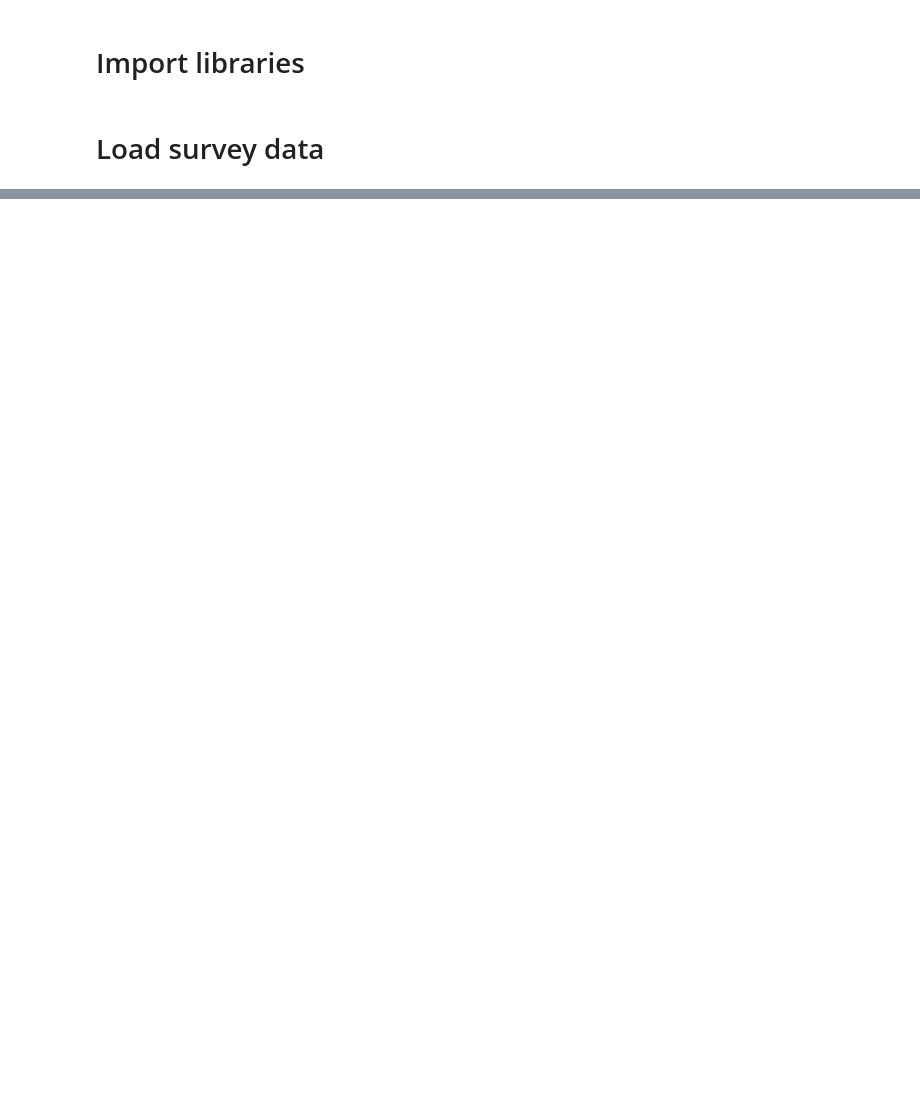
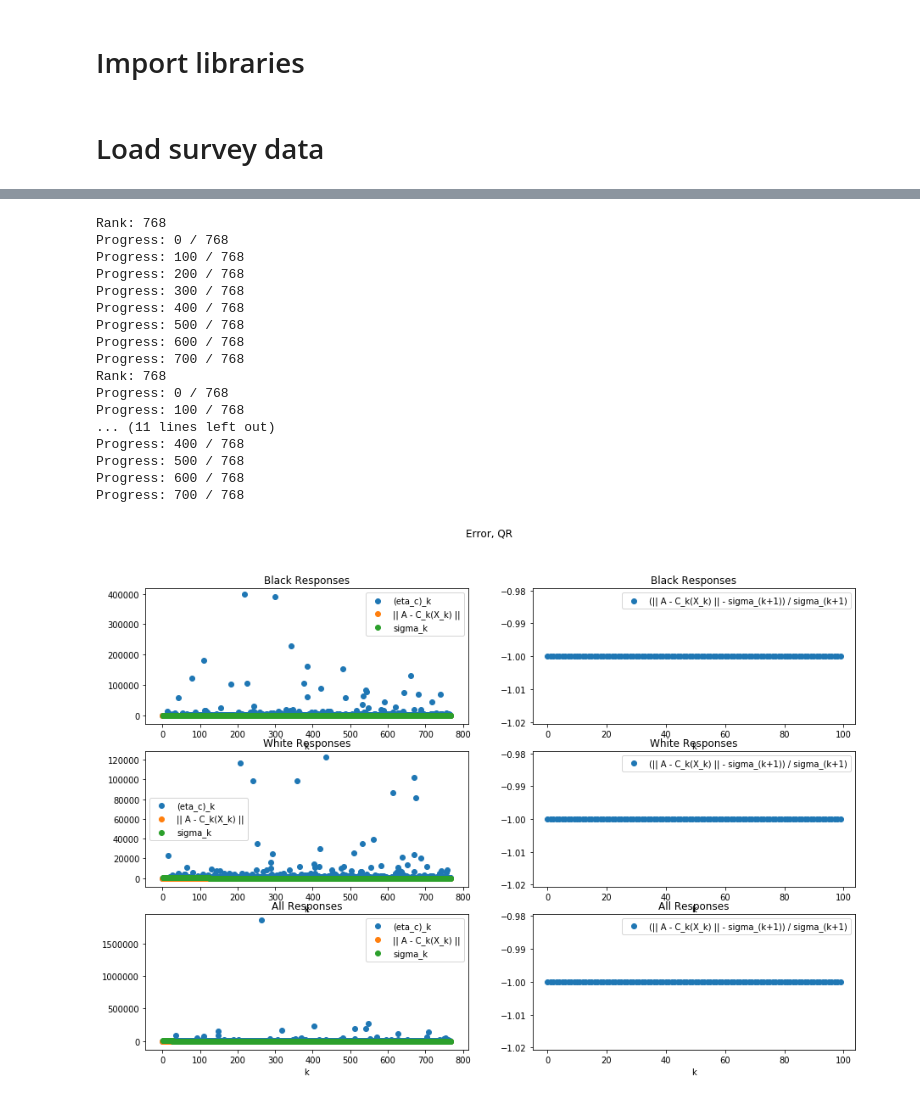
Before and after one commit to amos3vt/ASWW2, a Jupyter notebook: scripts/LongResponse_Embedding_2.ipynb, the cells around one changed output, grey strips where cells are left out. Cells and saved outputs as stored; diff of their text form; code cells hidden in the pictures; blank space fills up the shorter version.

```diff
--- a/scripts/LongResponse_Embedding_2.ipynb
+++ b/scripts/LongResponse_Embedding_2.ipynb
@@ -238,0 +219,26 @@ Progress: 700 / 768
+# %%
+fig, axs = plt.subplots(3,2, figsize=(15,10))
+fig.suptitle("Error, QR")
+
+plot_error(embed_black, "Black Responses", "QR", axs[0])
+plot_error(embed_white, "White Responses", "QR", axs[1])
+plot_error(embed, "All Responses", "QR", axs[2])
+# %% [output]
+Rank: 768
+Progress: 0 / 768
+Progress: 100 / 768
+Progress: 200 / 768
+Progress: 300 / 768
+Progress: 400 / 768
+Progress: 500 / 768
+Progress: 600 / 768
+Progress: 700 / 768
+Rank: 768
+Progress: 0 / 768
+Progress: 100 / 768
+... (11 lines left out)
+Progress: 400 / 768
+Progress: 500 / 768
+Progress: 600 / 768
+Progress: 700 / 768
+[figure, added]
```
Also changed, not shown: parts of 49 cells of this notebook.
